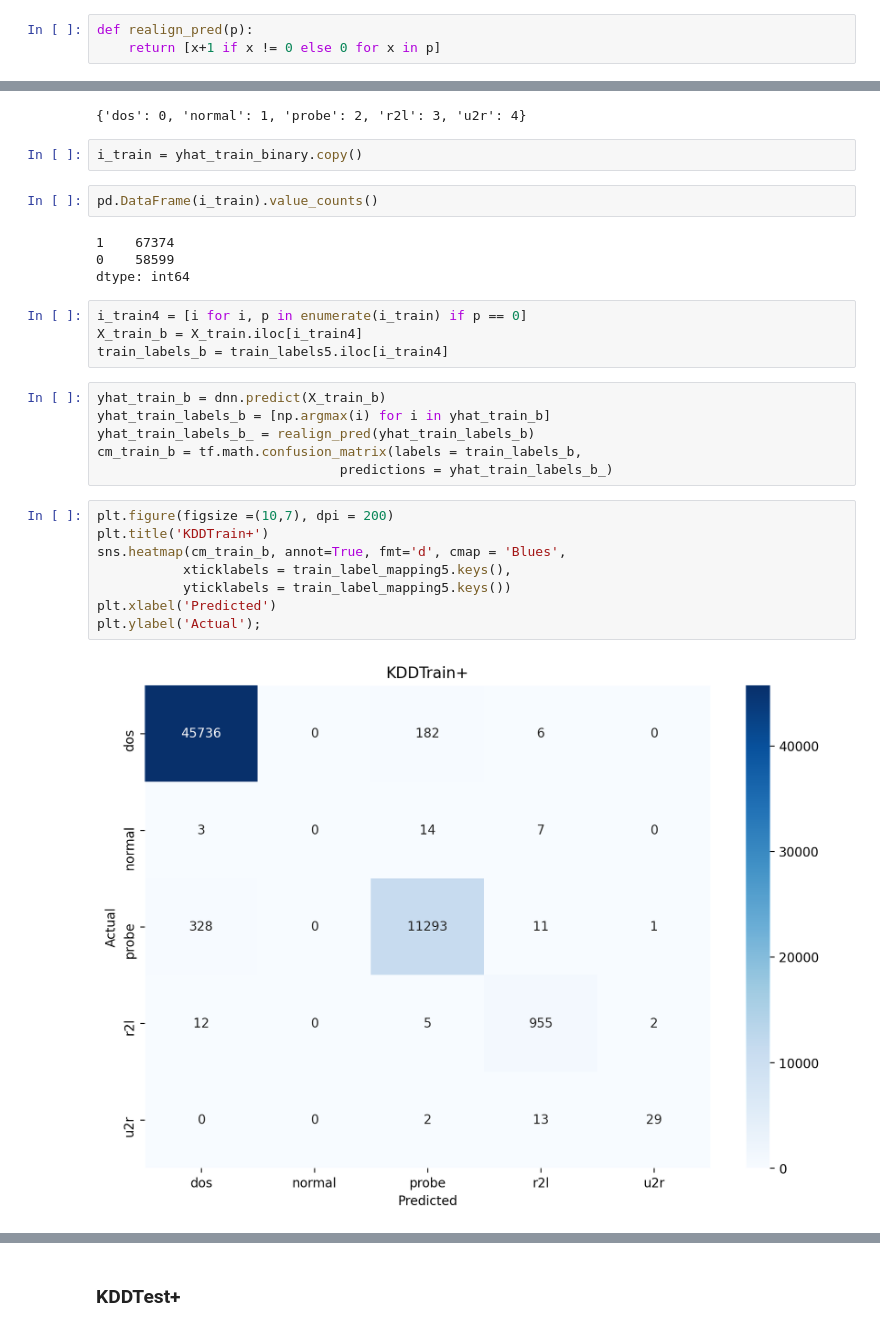
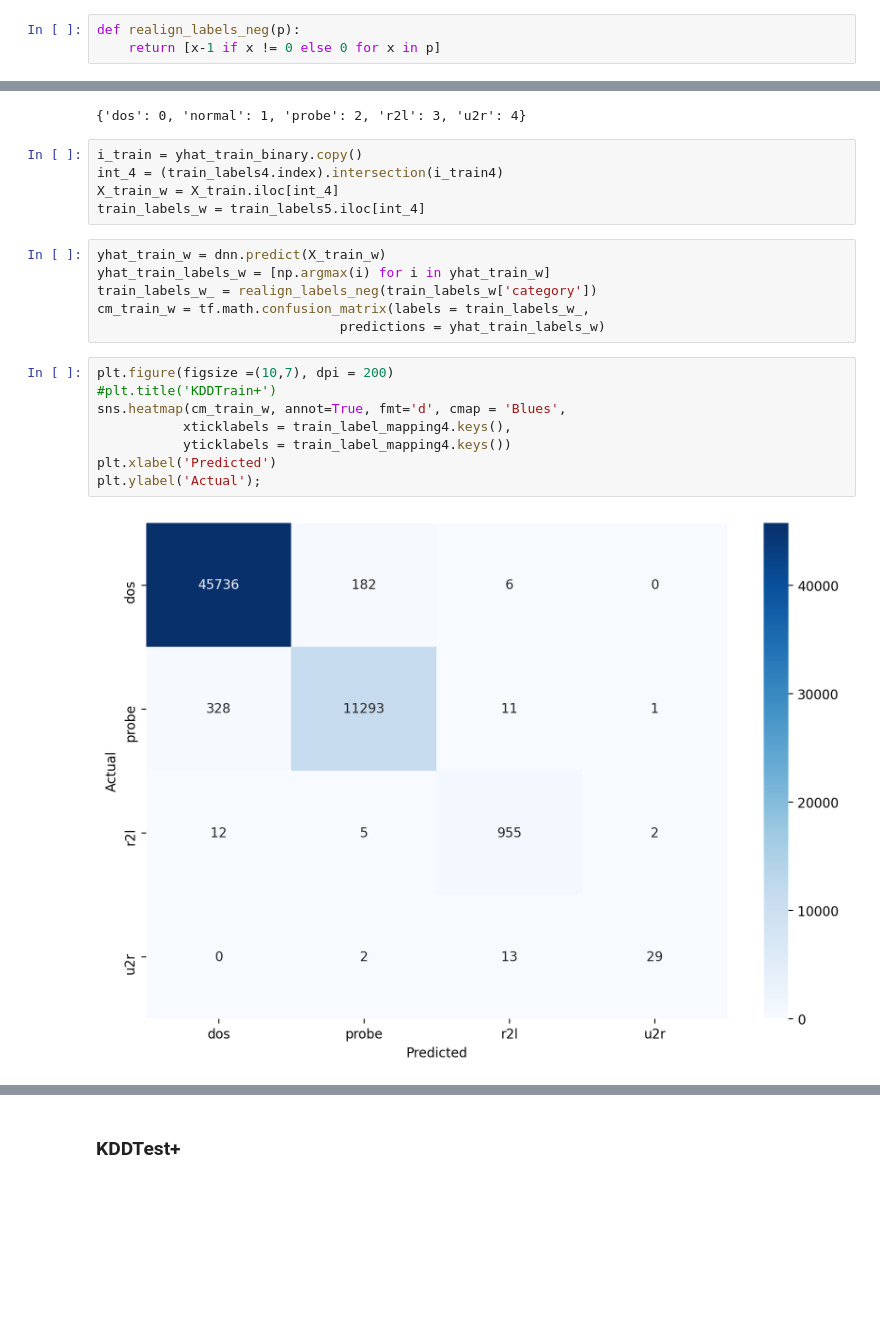
Before and after one commit to Miora2020/AE-DNN-Classification, a Jupyter notebook: XGBoost + AE + DNN.ipynb, the cells around one changed output, grey strips where cells are left out. Saved outputs shown, nothing was run; the diff lists cells and outputs as text; blank space fills up the shorter version.

```diff
--- a/XGBoost + AE + DNN.ipynb
+++ b/XGBoost + AE + DNN.ipynb
@@ -821,6 +618,6 @@ def metrics5(y, pred):
 # %%
-def realign_pred(p):
-    return [x+1 if x != 0 else 0 for x in p]
+def realign_labels_neg(p):
+    return [x-1 if x != 0 else 0 for x in p]
 # %% [markdown]
 ### KDDTest+
 # %%
@@ -831,31 +628,24 @@ train_label_mapping
 train_label_mapping5
 # %% [output]
 {'dos': 0, 'normal': 1, 'probe': 2, 'r2l': 3, 'u2r': 4}
-# %%
-i_train = yhat_train_binary.copy()
-# %%
-pd.DataFrame(i_train).value_counts()
-# %% [output]
-1    67374
-0    58599
-dtype: int64
-# %%
-i_train4 = [i for i, p in enumerate(i_train) if p == 0]
-X_train_b = X_train.iloc[i_train4]
-train_labels_b = train_labels5.iloc[i_train4]
+# %%
+i_train = yhat_train_binary.copy()
+int_4 = (train_labels4.index).intersection(i_train4)
+X_train_w = X_train.iloc[int_4]
+train_labels_w = train_labels5.iloc[int_4]
 # %%
-yhat_train_b = dnn.predict(X_train_b)
-yhat_train_labels_b = [np.argmax(i) for i in yhat_train_b]
-yhat_train_labels_b_ = realign_pred(yhat_train_labels_b)
-cm_train_b = tf.math.confusion_matrix(labels = train_labels_b,
-                               predictions = yhat_train_labels_b_)
+yhat_train_w = dnn.predict(X_train_w)
+yhat_train_labels_w = [np.argmax(i) for i in yhat_train_w]
+train_labels_w_ = realign_labels_neg(train_labels_w['category'])
+cm_train_w = tf.math.confusion_matrix(labels = train_labels_w_,
+                               predictions = yhat_train_labels_w)
 # %%
 plt.figure(figsize =(10,7), dpi = 200)
-plt.title('KDDTrain+')
-sns.heatmap(cm_train_b, annot=True, fmt='d', cmap = 'Blues',
-           xticklabels = train_label_mapping5.keys(),
-           yticklabels = train_label_mapping5.keys())
+#plt.title('KDDTrain+')
+sns.heatmap(cm_train_w, annot=True, fmt='d', cmap = 'Blues',
+           xticklabels = train_label_mapping4.keys(),
+           yticklabels = train_label_mapping4.keys())
 plt.xlabel('Predicted')
 plt.ylabel('Actual');
 # %% [output]
-[figure, old version]
+[figure, new version]
```
Also changed, not shown: parts of 95 cells of this notebook.
